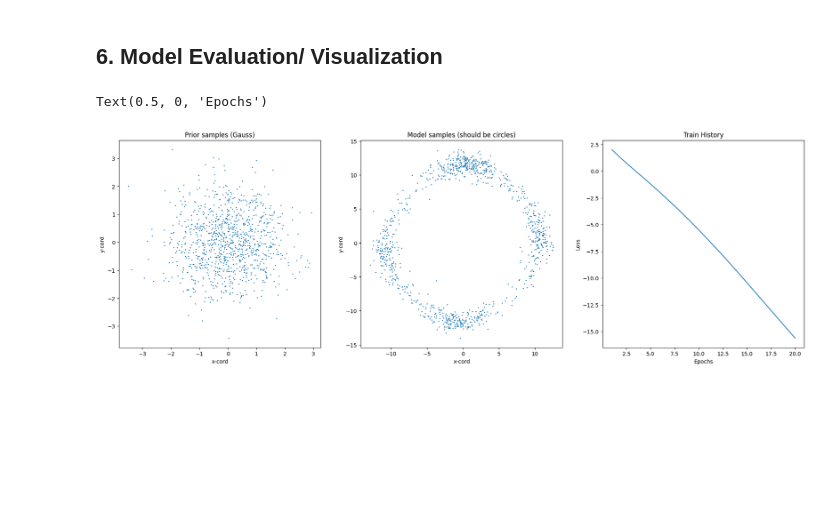
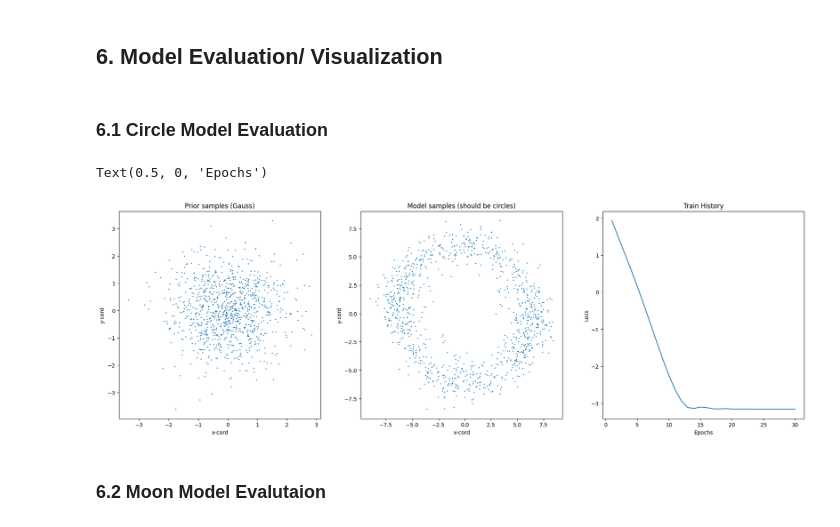
Before and after one commit to budermike/neural-ode-galaxy-gen, a Jupyter notebook: 01_foundations/circle_spiral_flow.ipynb, the cells around one changed output. Saved outputs shown, nothing was run; the diff lists cells and outputs as text; code cells hidden in the pictures; blank space fills up the shorter version.

```diff
--- a/01_foundations/circle_spiral_flow.ipynb
+++ b/01_foundations/circle_spiral_flow.ipynb
@@ -744,0 +765,31 @@ KeyboardInterrupt:
+# %%
+# Moon Training
+# training parameters
+epochs = 30
+lr = 3e-4
+t_start = 0
+t_end = 1
+batch_size = 256
+regularization = 25e-3
+gradient_clip = 0.75
+
+# model param
+input_dim = 2
+dense_dim = 128
+resolution = 1000
+
+# init model
+model_moon = NeuralODE(resolution, input_dim, dense_dim).to(device)
+#print(model.state_dict())
+
+# define ODE Solver
+solver = rk4_solver
+
+# define an optimizer
+optimizer = optim.Adam(model_moon.parameters(), lr=lr, weight_decay=1e-4)
+
+# define lr scheduler
+scheduler = torch.optim.lr_scheduler.ReduceLROnPlateau(optimizer, patience=3, factor=0.5)
+
+# show model summary
+#summary(model, input_size=(batch_size, input_dim))
@@ -767,24 +865,36 @@ gauss_np = gauss_points.cpu().numpy()    # shape (1000, 2)
+# %% [markdown]
+### 6.1 Circle Model Evaluation
+# %%
+# Evaluation Circle
+# create samples
+samples_circle, gauss_points_circle = sample(model_circle, 1000, t_start, t_end, solver, 5000, device)
+
+# make numpy arrays for plotting
+samples_np_circle = samples_circle.cpu().numpy()       # shape (1000, 2)
+gauss_np_circle = gauss_points_circle.cpu().numpy()    # shape (1000, 2)
 # %%
 # Plot
 fig, ax = plt.subplots(1, 3, figsize=(23, 7))
 
 # Start Distribution
-ax[0].scatter(gauss_np[:, 0], gauss_np[:, 1], s=1)
+ax[0].scatter(gauss_np_circle[:, 0], gauss_np_circle[:, 1], s=1)
 ax[0].set_title("Prior samples (Gauss)")
 ax[0].set_xlabel("x-cord")
 ax[0].set_ylabel("y-cord")
 
 # Learned Distribution
-ax[1].scatter(samples_np[:, 0], samples_np[:, 1], s=1)
+ax[1].scatter(samples_np_circle[:, 0], samples_np_circle[:, 1], s=1)
 ax[1].set_title("Model samples (should be circles)")
 ax[1].set_xlabel("x-cord")
 ax[1].set_ylabel("y-cord")
 
 # Train Loss
-ax[2].plot(range(1, epochs+1), train_history)
+ax[2].plot(range(1, len(train_history_circle)+1), train_history_circle)
 ax[2].set_title("Train History")
 ax[2].set_ylabel("Loss")
 ax[2].set_xlabel("Epochs")
 # %% [output]
 Text(0.5, 0, 'Epochs')
-[figure, old version]
+[figure, new version]
+# %% [markdown]
+### 6.2 Moon Model Evalutaion
```
Also changed, not shown: parts of 17 cells of this notebook.
